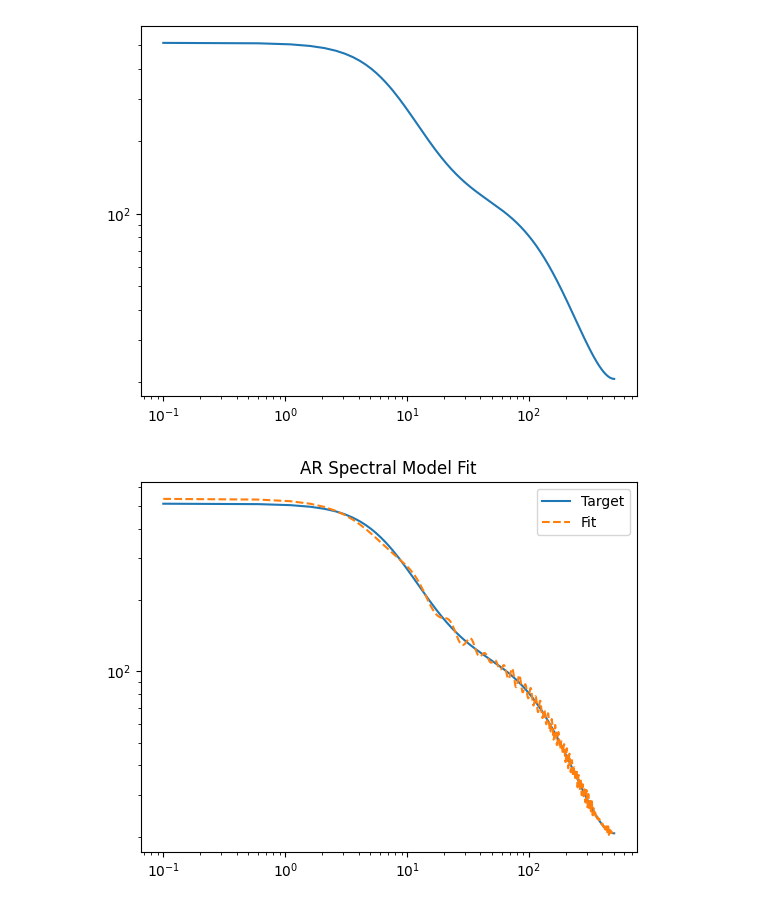
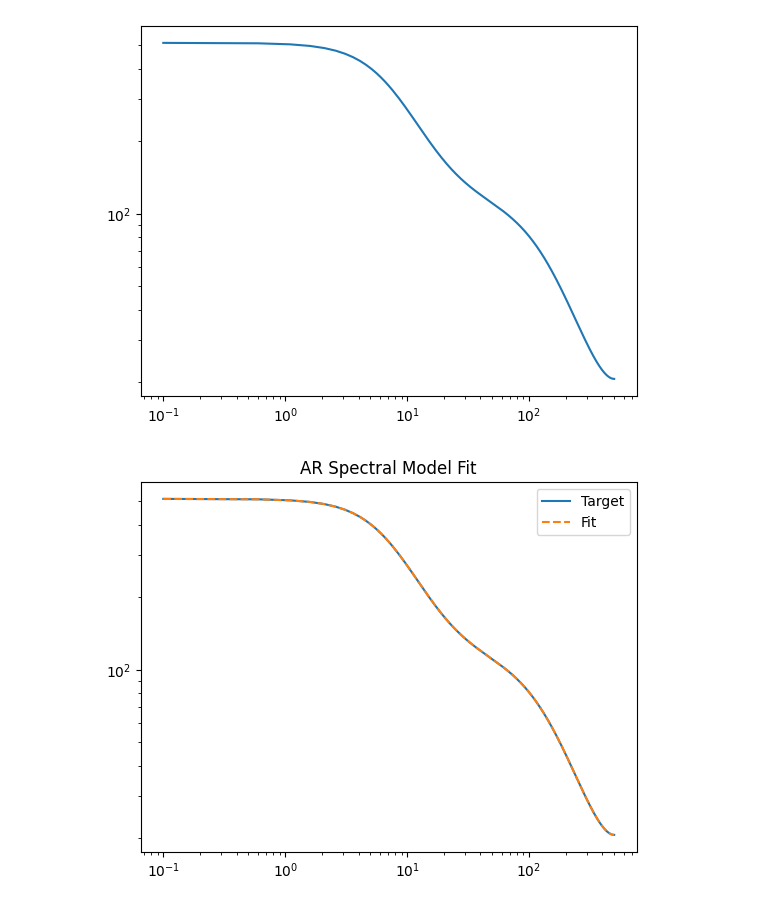
Before and after one commit to voytekresearch/timescale-methods, a Jupyter notebook: docs/examples/everything_is_a_timescale.ipynb, the cells around one changed output. Cells and saved outputs as stored; diff of their text form; code cells hidden in the pictures.

Commit message:
use (0, 1) bounds for phi example

```diff
--- a/docs/examples/everything_is_a_timescale.ipynb
+++ b/docs/examples/everything_is_a_timescale.ipynb
@@ -57,14 +57,14 @@ plt.loglog(freqs, powers);
 # %% [output]
 [figure]
 # %%
-# Warning: this is super slow to fit
-#   Fit PSD with AR(20)
+# Warning: this is slow-ish to fit
+#   Fit PSD with AR(100)
 order = 100
-ar = ARPSD(order, fs, ar_bounds=(-0.99, 0.99))
+ar = ARPSD(order, fs, ar_bounds=(0, 10.))
 ar.fit(freqs, powers)
 ar.plot()
 # %% [output]
-[figure, old version]
+[figure, new version]
 # %%
 # Split AR parameters from scaling constant
 phi, scale = -ar.params[:-1], ar.params[-1]
```
Also changed, not shown: parts of 1 cell of this notebook.
